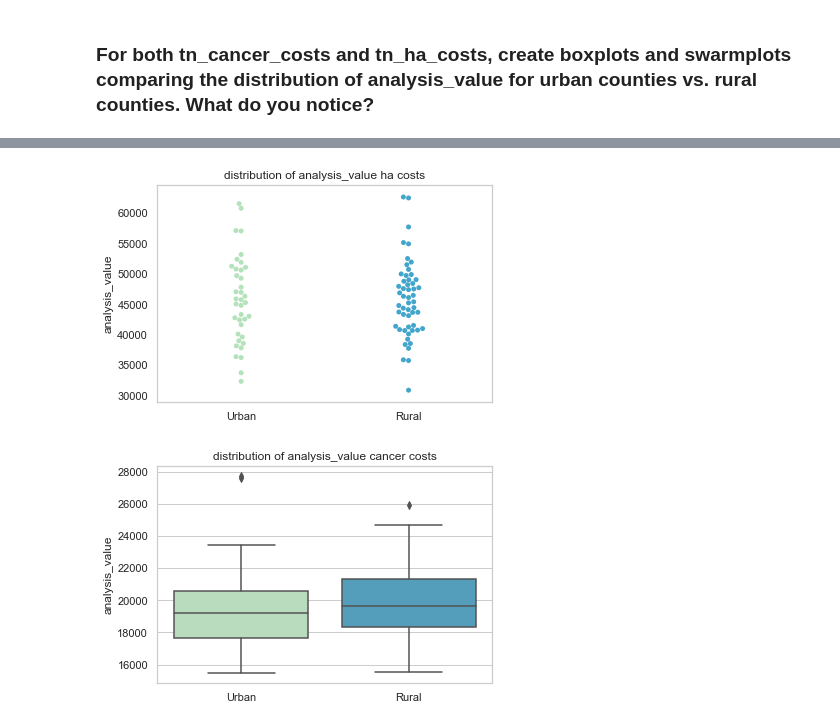
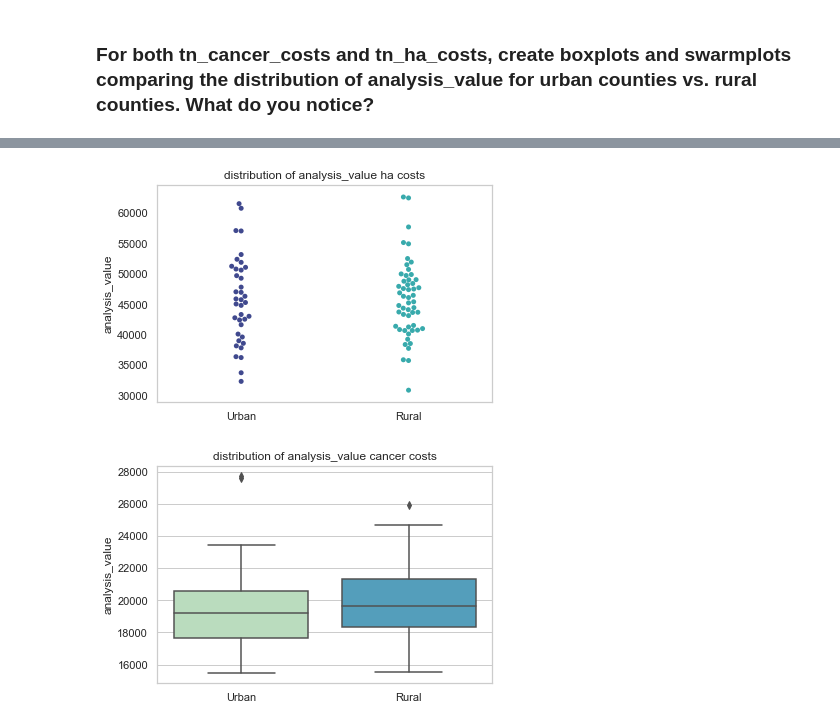
Before and after one commit to sara-ramirez/data-science-essentials-3, a Jupyter notebook: notebooks/session_assignments.ipynb, the cells around one changed output, grey strips where cells are left out. Cells and saved outputs as stored; diff of their text form; code cells hidden in the pictures.

```diff
--- a/notebooks/session_assignments.ipynb
+++ b/notebooks/session_assignments.ipynb
@@ -344,10 +390,10 @@ plt.xlabel('');
 # %%
-sns.swarmplot(x=ha_costs_tn.urban, y=ha_costs_tn.analysis_value, palette = 'GnBu')
+sns.swarmplot(x=ha_costs_tn.urban, y=ha_costs_tn.analysis_value, palette = 'mako')
 plt.grid(False)
 plt.title('distribution of analysis_value ha costs')
 plt.xlabel('');
 # %% [output]
-[figure, old version]
+[figure, new version]
 # %%
 sns.boxplot(y=cancer_costs_tn.analysis_value, x = cancer_costs_tn.urban, palette = "GnBu" )
 plt.title('distribution of analysis_value cancer costs')
```
Also changed, not shown: parts of 8 cells of this notebook, 3 other files.
